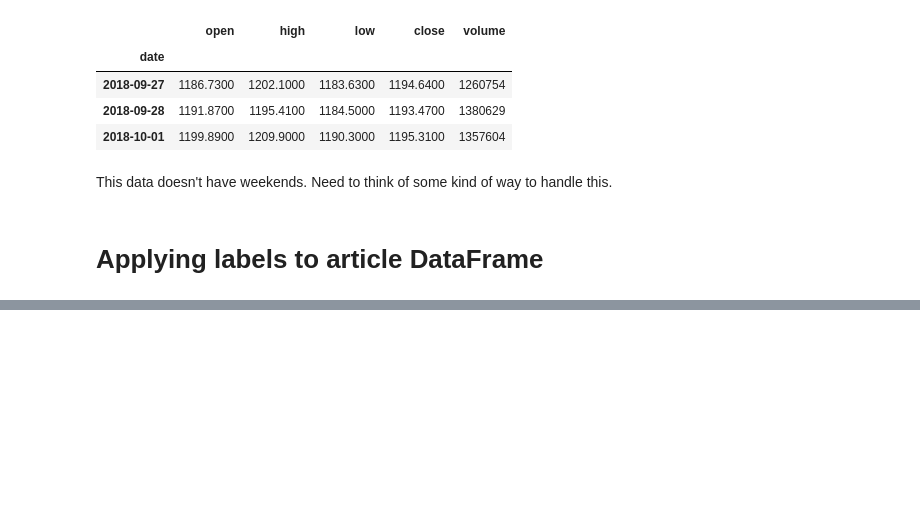
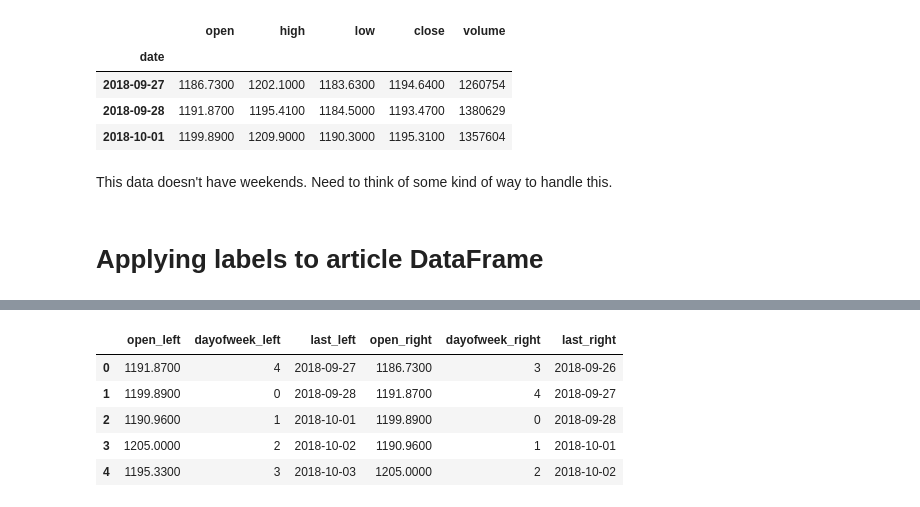
Before and after one commit to shrimpynuts/news-sentiment, a Jupyter notebook: willsu/prep_train_data.ipynb, the cells around one changed output, grey strips where cells are left out. Cells and saved outputs as stored; diff of their text form; code cells hidden in the pictures; blank space fills up the shorter version.

```diff
--- a/willsu/prep_train_data.ipynb
+++ b/willsu/prep_train_data.ipynb
@@ -103,3 +136,14 @@ label.head()
+# %%
+deltas = label.merge(label, left_on='last', right_on='date', suffixes=('_left', '_right'))
+# %%
+deltas.head()
+# %% [output]
+|  | open_left | dayofweek_left | last_left | open_right | dayofweek_right | last_right |
+| 0 | 1191.8700 | 4 | 2018-09-27 | 1186.7300 | 3 | 2018-09-26 |
+| 1 | 1199.8900 | 0 | 2018-09-28 | 1191.8700 | 4 | 2018-09-27 |
+| 2 | 1190.9600 | 1 | 2018-10-01 | 1199.8900 | 0 | 2018-09-28 |
+| 3 | 1205.0000 | 2 | 2018-10-02 | 1190.9600 | 1 | 2018-10-01 |
+| 4 | 1195.3300 | 3 | 2018-10-03 | 1205.0000 | 2 | 2018-10-02 |
 # %%
 # Subtract the open prices between the merged "open" columns
 deltas = label.merge(label, left_on='last', right_on='date', suffixes=('_left', '_right'))
```
Also changed, not shown: parts of 19 cells of this notebook.
